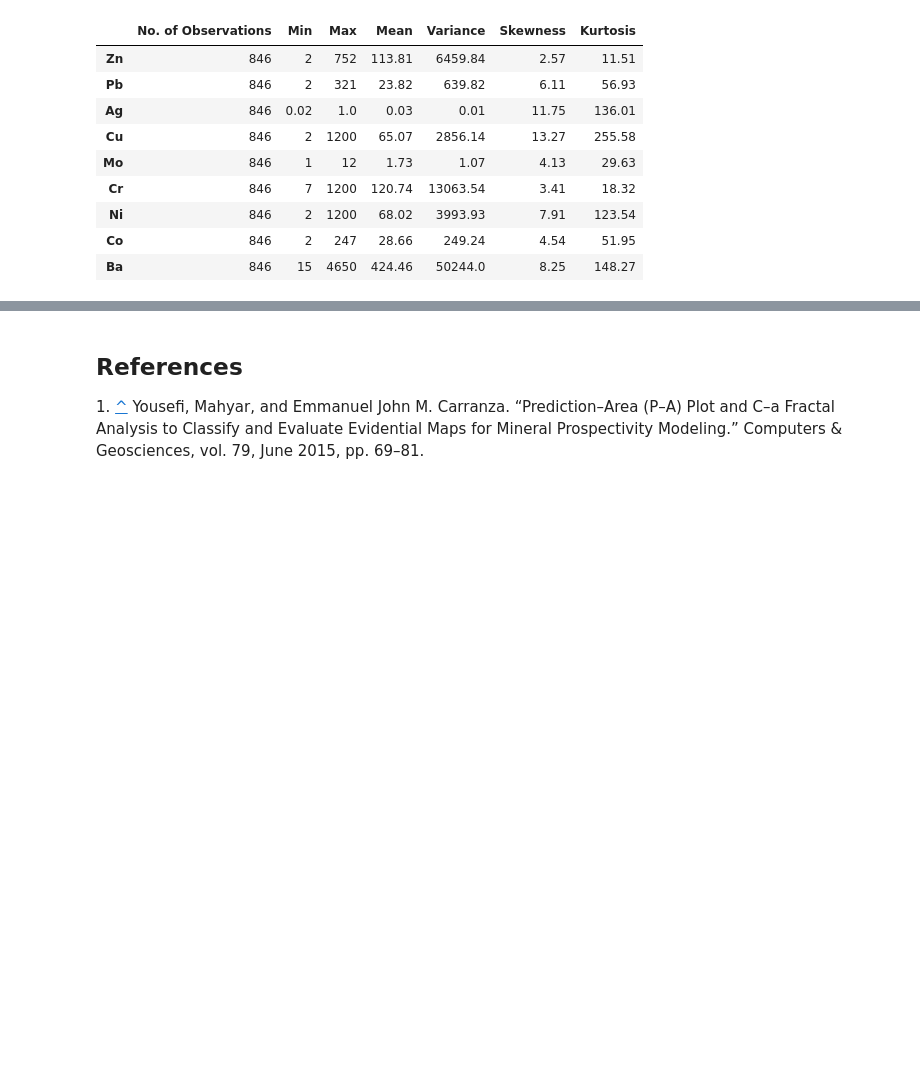
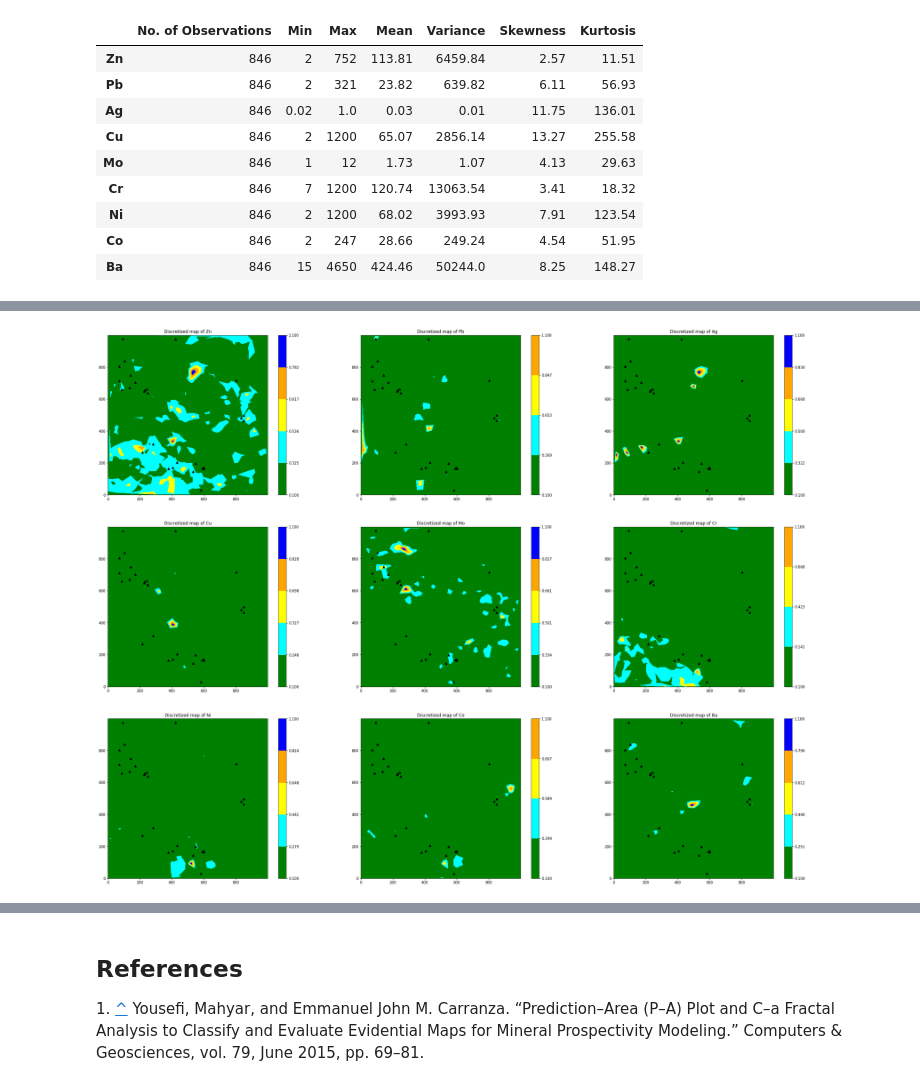
Before and after one commit to SupernovifieD/thesis-UT-2022, a Jupyter notebook: Thesis - Yasin Ghasemi - 2.0.1.ipynb, the cells around one changed output, grey strips where cells are left out. Saved outputs shown, nothing was run; the diff lists cells and outputs as text; code cells hidden in the pictures; blank space fills up the shorter version.

```diff
--- a/Thesis - Yasin Ghasemi - 2.0.1.ipynb
+++ b/Thesis - Yasin Ghasemi - 2.0.1.ipynb
@@ -161,0 +520,43 @@ basic_stats_df(raw_data,input_elements)
+# %%
+def discrete_mapping(element_concenteration, raw_data, interpolation_method, slices, ax, counter, fig):
+
+    grid2 = gridding(raw_data, input_X, input_Y, element_concenteration, interpolation_method)[0]
+
+    cmap = mpl.colors.ListedColormap(['green', 'cyan', 'yellow', 'orange','blue', 'linen','saddlebrown','salmon','darkkhaki'][:len(slices)-1])
+    bounds = slices
+    norm = mpl.colors.BoundaryNorm(bounds, cmap.N, clip=True)
+
+    known_mineral_x, known_mineral_y = known_minerals(element_concenteration, raw_data, interpolation_method)
+
+
+    ax[int(counter/3), counter%3].imshow(grid2,  origin='lower', cmap=cmap)
+    ax[int(counter/3), counter%3].scatter(known_mineral_x, known_mineral_y, c = 'black', marker = '^')
+    cbar = fig.colorbar(mpl.cm.ScalarMappable(norm=norm, cmap=cmap),extendfrac='auto',ticks=bounds,spacing='uniform', ax = ax[int(counter/3), counter%3])
+    cbar.set_label('',labelpad=+2)
+    ax[int(counter/3), counter%3].set_title(f"Discretized map of {element_concenteration}")
+# %%
+def discrete_mapping_iterated(raw_data,element_concenteration,lines):
+
+    fig, ax = plt.subplots(3, 3, figsize = (36, 28))
+
+    for counter, column in enumerate((raw_data.loc[:, element_concenteration.split()].columns)):
+
+        raw_data[column] = gridding(raw_data, input_X, input_Y, column, input_interpol, feature_range=(0.1, .99))[4]
+        slices = [0.1]
+        for i,line in enumerate(lines[column]):
+            try:
+                a = np.array([[-1*line[1],1], [-1*lines[column][i+1][1],1]])
+                b = np.array([line[0],lines[column][i+1][0]])
+                x = np.linalg.solve(a, b)
+                if 10 ** x[0] > slices[-1] and 10 ** x[0] >= 0.1 and 10 ** x[0] <= 1.1:
+                    slices.append(10 ** x[0])
+            except:
+                pass
+
+        #print(f"Intersection points of {column} : {slices[1:]}")
+        slices.append(1.1)
+        discrete_mapping(column, raw_data, input_interpol, slices, ax, counter, fig)
+# %%
+discrete_mapping_iterated (raw_data,input_elements,lines=lines_from_ca)
+# %% [output]
+[figure, added]
```
Also changed, not shown: parts of 32 cells of this notebook.
